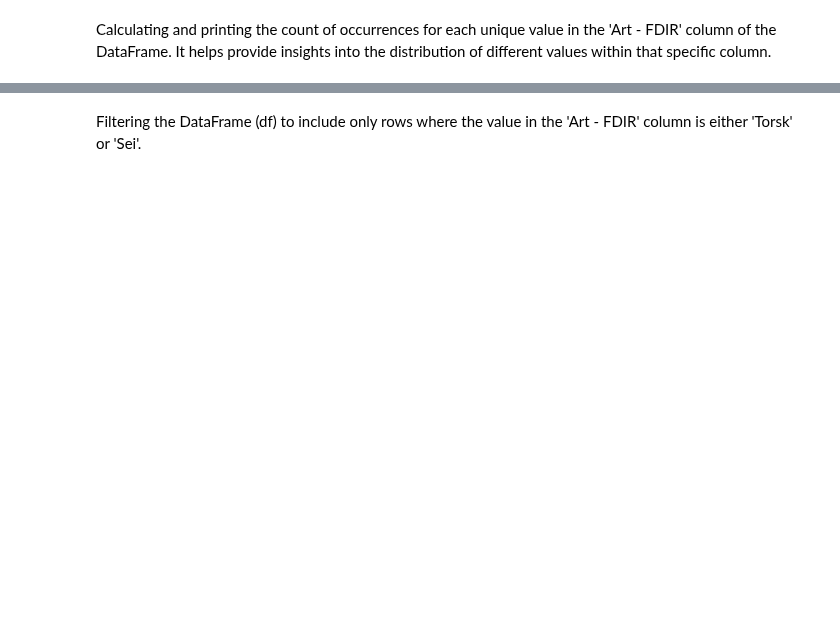
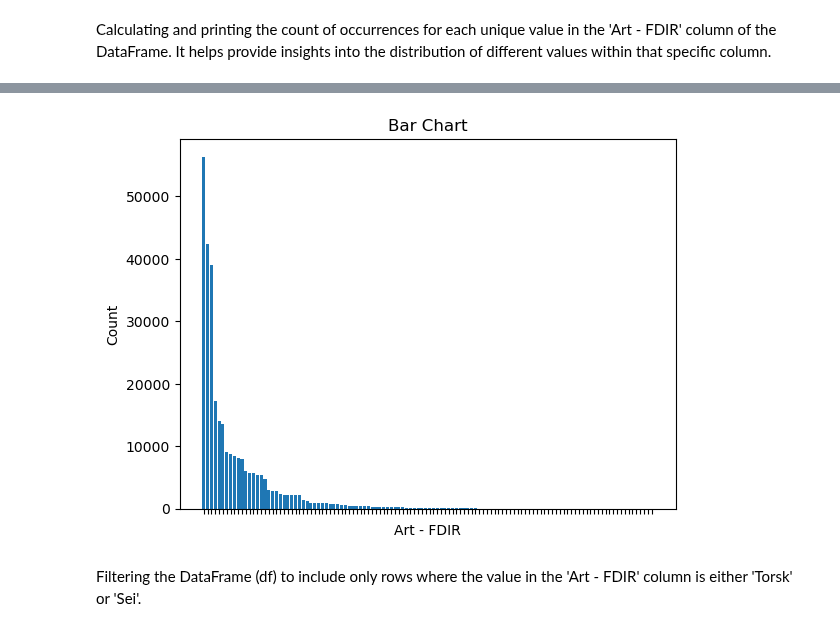
Before and after one commit to GeorgRis/Innlevering_INFO282, a Jupyter notebook: preprocess.ipynb, the cells around one changed output, grey strips where cells are left out. Saved outputs shown, nothing was run; the diff lists cells and outputs as text; code cells hidden in the pictures; blank space fills up the shorter version.

```diff
--- a/preprocess.ipynb
+++ b/preprocess.ipynb
@@ -160,3 +160,19 @@ Name: count, Length: 121, dtype: int64
+# %%
+plt.bar(counts.index, counts.values)
+
+plt.title("Bar Chart")
+
+# Setting the X and Y labels
+plt.xlabel('Art - FDIR')
+plt.ylabel('Count')
+
+#remove fish names(because to many names)
+plt.gca().set_xticklabels([])
+
+# Adding the legends
+plt.show()
+# %% [output]
+[figure, added]
 # %% [markdown]
 Filtering the DataFrame (df) to include only rows where the value in the 'Art - FDIR' column is either 'Torsk' or 'Sei'.
 # %%
```
Also changed, not shown: parts of 6 cells of this notebook, 3 other files.
